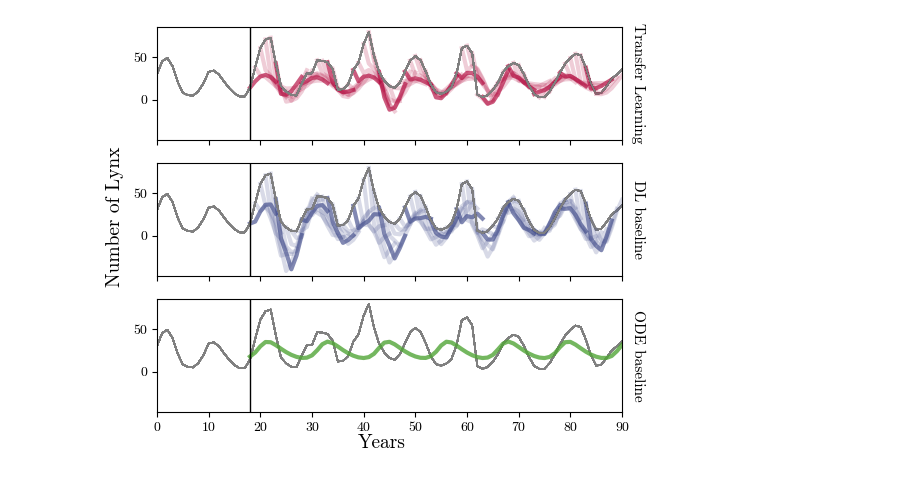
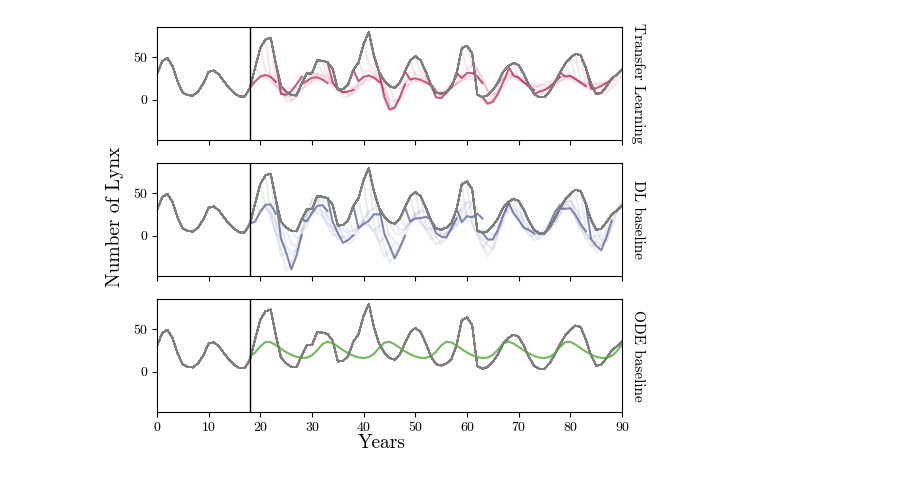
Before and after one commit to witsyke/opt-synthdata-4tl, a Jupyter notebook: plotting/Figure 2/lynx-hares/visualize_predictions.ipynb, the cells around one changed output. Saved outputs shown, nothing was run; the diff lists cells and outputs as text; code cells hidden in the pictures.

Commit message:
Updates Figure 2 + corresponding appendix plots

```diff
--- a/plotting/Figure 2/lynx-hares/visualize_predictions.ipynb
+++ b/plotting/Figure 2/lynx-hares/visualize_predictions.ipynb
@@ -42,6 +42,7 @@ def plot_run_comparison(path_to_transfer_learning,
                         models,
                         train_test_split,
                         ylabel,
+                        plot_interval = 5,
                         plot_type=["TL"],
                         secondary_attribute=None,
                         save_fig_path=None,
@@ -90,8 +91,17 @@ def plot_run_comparison(path_to_transfer_learning,
                                 # marker=MARKER_LIST[1],
                                 markersize=6,
                                 linewidth=linewidth,
-                                alpha=opacity if i % 5 == 0 else 0.2
+                                alpha=opacity if i % plot_interval == 0 else 0.1
                                 )
+                    # if i % plot_interval == 0:
+                    #     ax[plot_idx].plot(range(len(x_test_data)-1+start_index, len(x_test_data) + len(y_true_data)-1+start_index)[1:],
+                    #             y_pred_data[1:],
+                    #             "o",
+                    #             label=label,
+                    #             color=COLORS[1],
+                    #             markersize=2,
+                    #             alpha=opacity )
+
                     for label in ax[plot_idx].get_xticklabels():
                         label.set_fontproperties(fontprop_small)
 
@@ -115,7 +125,16 @@ def plot_run_comparison(path_to_transfer_learning,
                                 color=COLORS[2],
                                 markersize=6,
                                 linewidth=linewidth,
-                                alpha=opacity if i % 5 == 0 else 0.2)
+                                alpha=opacity if i % plot_interval == 0 else 0.1)
+                    # if i % plot_interval == 0:
+                    #     ax[plot_idx].plot(range(len(x_test_data)-1+start_index, len(x_test_data) + len(y_true_data)-1+start_index)[1:],
+                    #             y_pred_data[1:],
+                    #             "o",
+                    #             label=label,
+                    #             color=COLORS[2],
+                    #             markersize=2,
+                    #             alpha=opacity )
+
 
                     for label in ax[plot_idx].get_xticklabels():
                         label.set_fontproperties(fontprop_small)
@@ -174,21 +193,22 @@ def plot_run_comparison(path_to_transfer_learning,
 # %%
 plot_run_comparison(path_to_transfer_learning="TS1000_IC1_P0_S42",
                     path_to_real_world="lynx-hares.csv",
                     path_to_baseline="baseline_S42",
                     path_to_ode_baseline="lynx-hares_ode_forecast-2.csv",
                     attribute_to_plot='Lynx',
                     secondary_attribute='Hare',
                     ylabel="Number of Lynx",
+                    plot_interval = 5 ,
                     models=['PyTorch_Lightning_Convolutional_Neural_Network'],
                     plot_type=["Transfer Learning", "DL baseline", "ODE baseline"],
                     train_test_split=0.79,
                     text_offset=(0.7, 50),
                     opacity=0.65,
                     save_fig_path=os.getcwd(),
-                    linewidth=3
+                    linewidth=1.5
                     )
 # %% [output]
-[figure, old version]
+[figure, new version]
 # %%
 import sys
 import os
```
Also changed, not shown: parts of 2 cells of this notebook, 11 other files.
